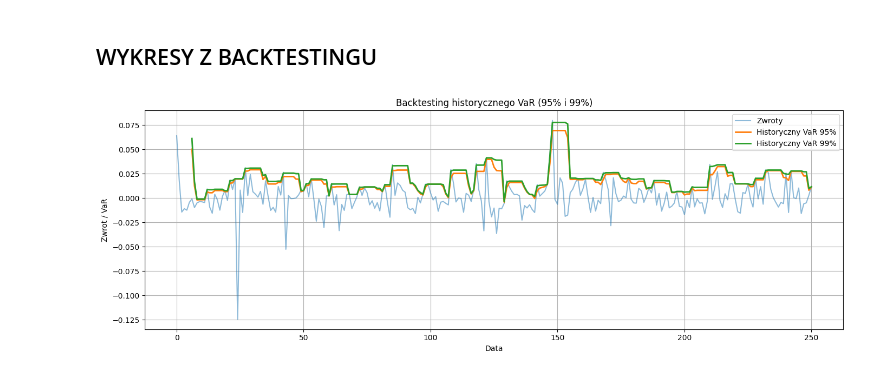
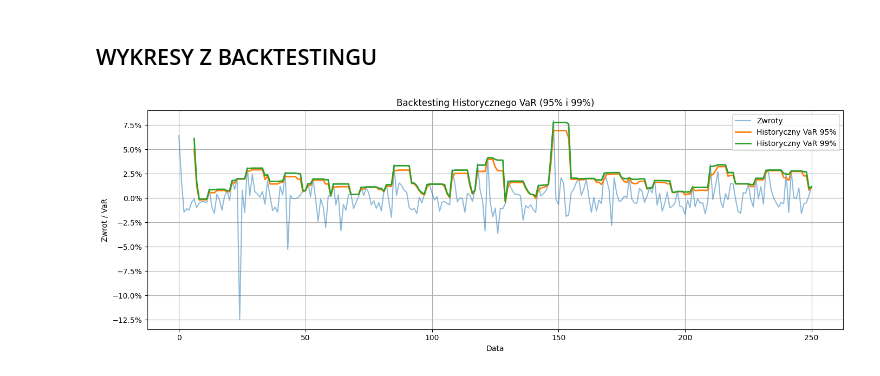
Before and after one commit to werpyr1003/Zarz-dzanie_ryzykiem_McDonald_Corporation, a Jupyter notebook: Projekt_3/draft.ipynb, the cells around one changed output. Cells and saved outputs as stored; diff of their text form; code cells hidden in the pictures.

```diff
--- a/Projekt_3/draft.ipynb
+++ b/Projekt_3/draft.ipynb
@@ -93,29 +93,38 @@ to globally set reindex to True and silence this warning.
   warnings.warn(
 # %% [markdown]
 ## WYKRESY Z BACKTESTINGU
-# %%
-returns=logret_fuel_data
-df = pd.DataFrame({"returns": returns})
-
-window_size = 7  # 7 dniowe okno
-conf_levels = [0.95, 0.99]
-
-VaRs_hist = {}
-for cl in conf_levels:
-    VaRs_hist[cl] = df['returns'].rolling(window=window_size).quantile(cl)
-
-plt.figure(figsize=(14, 5))
-plt.plot(df.index, df['returns'], label="Zwroty", alpha=0.5)
-
-for cl in conf_levels:
-    plt.plot(df.index, VaRs_hist[cl], label=f"Historyczny VaR {int(cl * 100)}%", linewidth=2)
-
-plt.title("Backtesting historycznego VaR (95% i 99%)")
-plt.xlabel("Data")
-plt.ylabel("Zwrot / VaR")
-plt.legend()
-plt.grid(True)
-plt.tight_layout()
-plt.show()
-# %% [output]
-[figure, removed]
+# %%
+import numpy as np
+import pandas as pd
+import matplotlib.pyplot as plt
+from matplotlib.ticker import PercentFormatter
+
+returns=logret_fuel_data
+df = pd.DataFrame({"returns": returns})
+
+# Parametry
+window_size = 7
+conf_levels = [0.95, 0.99]
+
+# Rolling historyczny VaR
+VaRs_hist = {}
+for cl in conf_levels:
+    VaRs_hist[cl] = df['returns'].rolling(window=window_size).quantile(cl)
+
+# Wykres
+plt.figure(figsize=(14, 5))
+plt.plot(df.index, df['returns'], label="Zwroty", alpha=0.5)
+
+for cl in conf_levels:
+    plt.plot(df.index, VaRs_hist[cl], label=f"Historyczny VaR {int(cl * 100)}%", linewidth=2)
+
+plt.title("Backtesting Historycznego VaR (95% i 99%)")
+plt.xlabel("Data")
+plt.ylabel("Zwrot / VaR")
+plt.gca().yaxis.set_major_formatter(PercentFormatter(xmax=1))  # <-- oś Y w %
+plt.legend()
+plt.grid(True)
+plt.tight_layout()
+plt.show()
+# %% [output]
+[figure, added]
```
